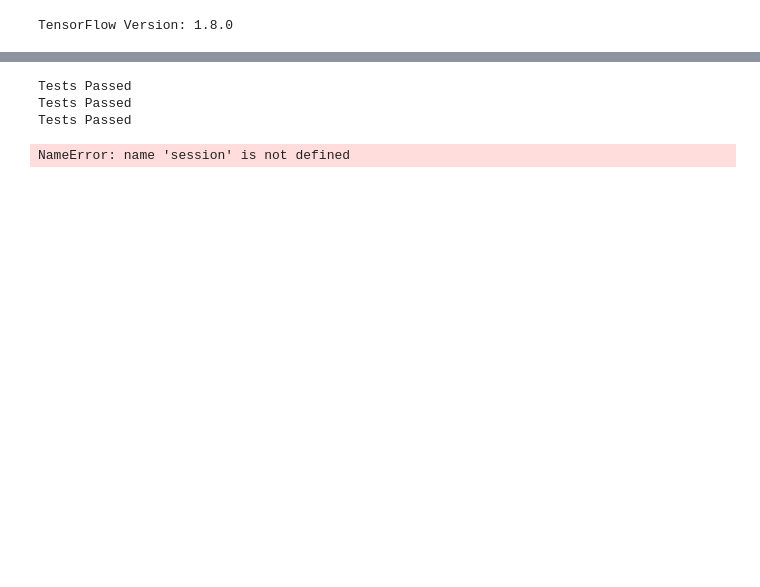
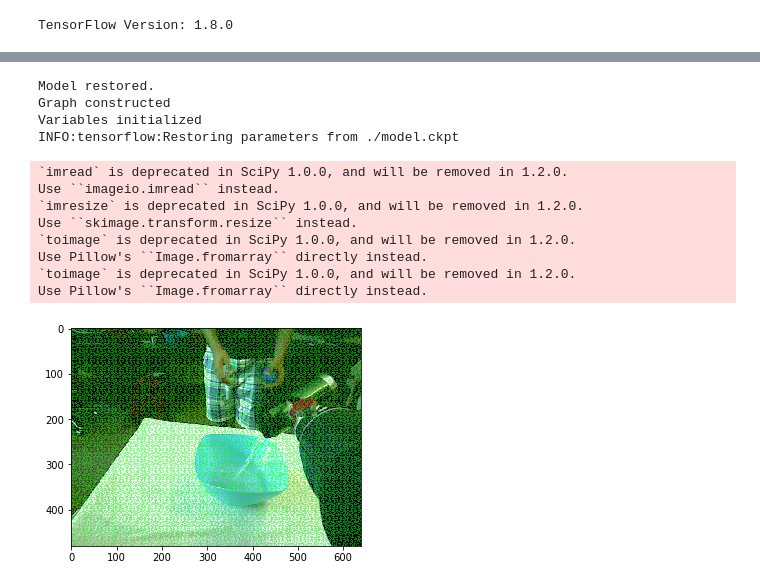
Before and after one commit to paulomarcos/FCN-for-Liquids, a Jupyter notebook: FCN.ipynb, the cells around one changed output, grey strips where cells are left out. Cells and saved outputs as stored; diff of their text form; code cells hidden in the pictures; blank space fills up the shorter version.

Commit message:
Fixed restore (but not save?)

```diff
--- a/FCN.ipynb
+++ b/FCN.ipynb
@@ -344,10 +304,61 @@ for batch_i in range(0, len(image_paths), batch_size):
-# %%
-run_tests()
-# %% [output]
-Tests Passed
-Tests Passed
-Tests Passed
-# %%
-helper.save_inference_samples(RUNS_DIRECTORY, DATA_DIRECTORY, session, IMAGE_SHAPE, logits, keep_prob, image_input)
-# %% [output]
-NameError: name 'session' is not defined
+# %%
+tf.reset_default_graph()
+
+with tf.Session() as session:
+    # Restore variables and model
+    saver = tf.train.import_meta_graph("./model.ckpt.meta")
+    print("Model restored.")
+
+
+    # Get the three layers, keep probability and input layer
+    graph = tf.get_default_graph()
+    image_input = graph.get_tensor_by_name('image_input:0')
+    keep_prob = graph.get_tensor_by_name('keep_prob:0')
+    layer3 = graph.get_tensor_by_name('layer3_out:0')
+    layer4 = graph.get_tensor_by_name('layer4_out:0')
+    layer7 = graph.get_tensor_by_name('layer7_out:0')
+
+    # The resulting network architecture, adding a decoder on top of the given vgg model
+    model_output = layers(layer3, layer4, layer7, NUMBER_OF_CLASSES)
+
+    logits = tf.reshape(model_output, (-1, NUMBER_OF_CLASSES))
+    print('Graph constructed')
+
+    # Initilize all variables
+    session.run([tf.global_variables_initializer(), tf.local_variables_initializer()])
+    print('Variables initialized')
+
+    # Restore variables that were trained from previous session
+    saver.restore(session, tf.train.latest_checkpoint("./"))
+
+    # TEST IMAGE
+    test_image = scipy.misc.imresize(scipy.misc.imread("./data/data_liquid/testing/image_2/data0257.png"), IMAGE_SHAPE)
+
+    # Make predictions
+    feed = {keep_prob: 1.0, image_input: [test_image]}
+    im_softmax = session.run( [tf.nn.softmax(logits)], feed)
+    im_softmax = im_softmax[0][:, 1].reshape(IMAGE_SHAPE[0], IMAGE_SHAPE[1])
+    segmentation = (im_softmax > 0.5).reshape(IMAGE_SHAPE[0], IMAGE_SHAPE[1], 1)
+    mask = np.dot(segmentation, np.array([[0, 255, 0, 127]]))
+    mask = scipy.misc.toimage(mask, mode="RGBA")
+    result = scipy.misc.toimage(test_image)
+    result.paste(mask, box=None, mask=mask)
+    plt.imshow(result)
+    plt.show()
+
+
+    #helper.save_inference_samples(RUNS_DIRECTORY, DATA_DIRECTORY, session, IMAGE_SHAPE, logits, keep_prob, image_input)
+# %% [output]
+Model restored.
+Graph constructed
+Variables initialized
+INFO:tensorflow:Restoring parameters from ./model.ckpt
+`imread` is deprecated in SciPy 1.0.0, and will be removed in 1.2.0.
+Use ``imageio.imread`` instead.
+`imresize` is deprecated in SciPy 1.0.0, and will be removed in 1.2.0.
+Use ``skimage.transform.resize`` instead.
+`toimage` is deprecated in SciPy 1.0.0, and will be removed in 1.2.0.
+Use Pillow's ``Image.fromarray`` directly instead.
+`toimage` is deprecated in SciPy 1.0.0, and will be removed in 1.2.0.
+Use Pillow's ``Image.fromarray`` directly instead.
+[figure, added]
```
Also changed, not shown: parts of 12 cells of this notebook.
